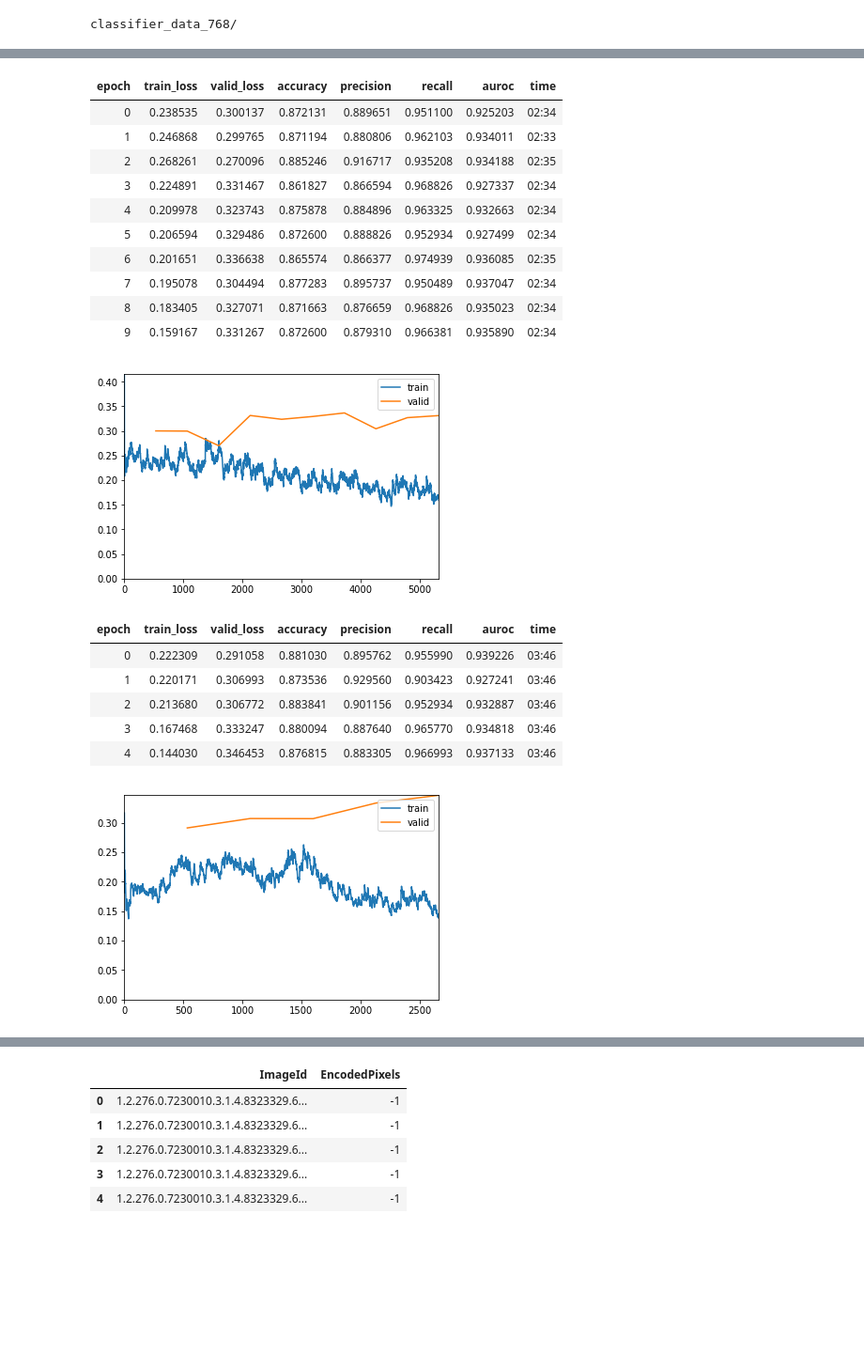
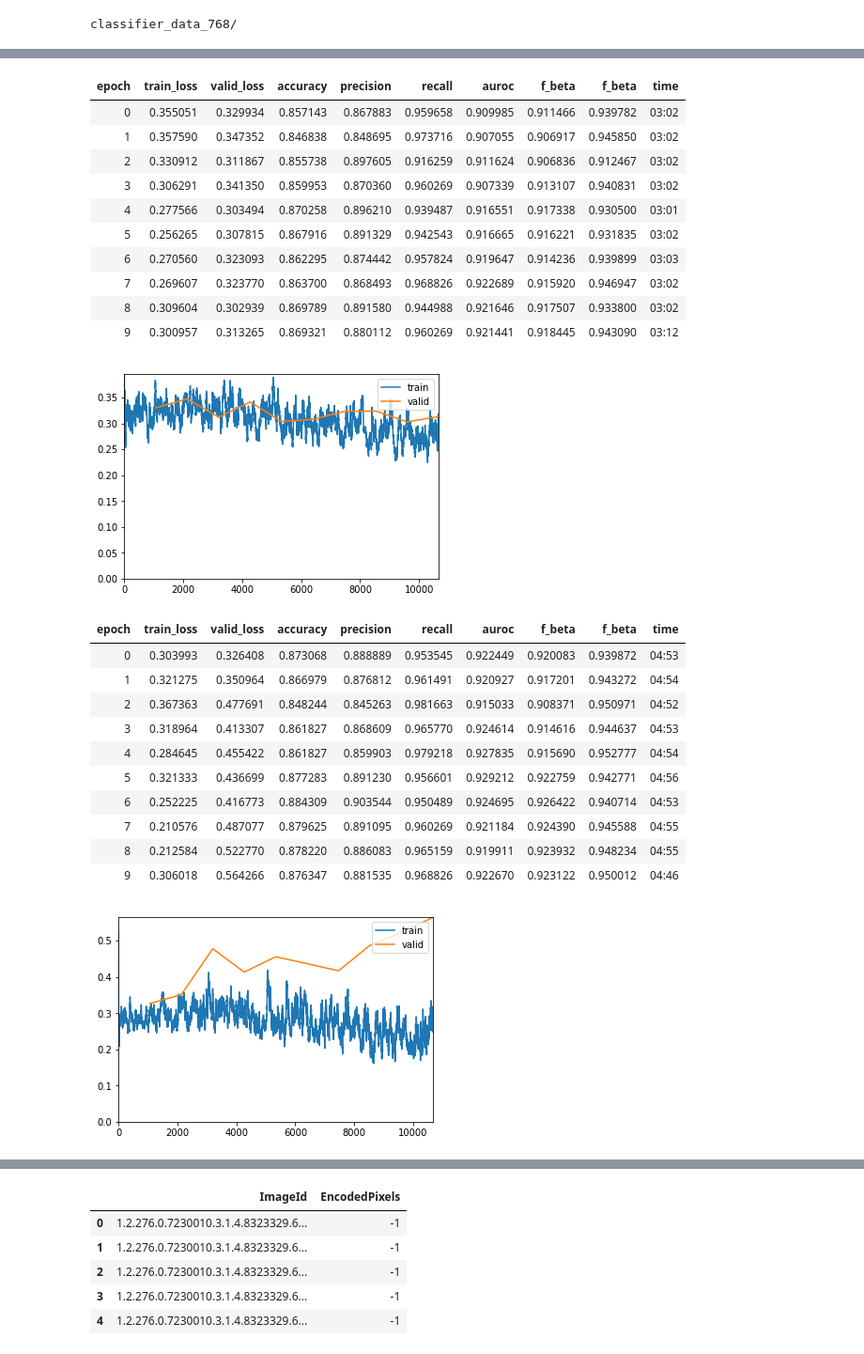
Before and after one commit to mpsampat/SIIM-ACR-2019, a Jupyter notebook: classification/exp2_fastai_prog_resize_resnet34_focal_loss_512_768.ipynb, the cells around one changed output, grey strips where cells are left out. Shown at 94% size. Drawn from its saved outputs; the diff is of its cells as text; code cells hidden in the pictures; blank space fills up the shorter version.

```diff
--- a/classification/exp2_fastai_prog_resize_resnet34_focal_loss_512_768.ipynb
+++ b/classification/exp2_fastai_prog_resize_resnet34_focal_loss_512_768.ipynb
@@ -49,7 +50,9 @@ class FocalLoss(nn.Module):
 precision = Precision()
 recall    = Recall()
 auroc     = AUROC()
-learn = cnn_learner(data, models.resnet34, metrics=[accuracy,precision,recall,auroc], model_dir=".", callback_fns=ShowGraph)
+f1_score  = FBeta(beta=1)
+f2_score  = FBeta(beta=2)
+learn = cnn_learner(data, models.resnet34, metrics=[accuracy,precision,recall,auroc,f1_score,f2_score], model_dir=".", callback_fns=ShowGraph)
 learn.loss_fn = FocalLoss()
 # %%
 learn.lr_find()
@@ -63,4 +66,5 @@ Min loss divided by 10: 1.00E-02
 # %%
-learn.fit_one_cycle(10,1e-3)
+lr = 1e-3
+learn.fit_one_cycle(10,slice(lr))
 #learn.fit_one_cycle(1,1e-3)
 # %% [output]
@@ -94,6 +98,6 @@ Min loss divided by 10: 1.91E-07
 # %%
 #learn.fit_one_cycle(3, max_lr=slice(1e-6,1e-5))
-lr = [3e-3/100, 3e-3/20, 3e-3/10]
-learn.fit_one_cycle(10, lr, wd=1e-7)
+lr = 1e-3
+learn.fit_one_cycle(10, slice(1e-6,lr/5), wd=1e-7)
 #learn.fit_one_cycle(1, lr, wd=1e-7)
 # %% [output]
@@ -116,7 +120,7 @@ learn.load(f"{exp_label}_pneumo_{half_resolution}_after_unfreeze");
 # %%
 # Starting with image size 768
 data = (src.transform(tfms, size=full_resolution)
-           .databunch(bs=16, path='.').normalize(imagenet_stats))
+           .databunch(bs=8, path='.').normalize(imagenet_stats))
 # %%
 learn.data = data
 # %%
@@ -131,38 +136,44 @@ Min loss divided by 10: 2.29E-07
 # %%
-#learn.fit_one_cycle(4, 1e-6)
-learn.fit_one_cycle(10, slice(3e-3), wd=5e-6)
+#learn.fit_one_cycle(10, 1e-6, wd=5e-6)
+lr = 1e-3
+learn.fit_one_cycle(10, slice(lr), wd=5e-6)
 #learn.fit_one_cycle(1, slice(3e-3), wd=5e-6)
 # %% [output]
-| epoch | train_loss | valid_loss | accuracy | precision | recall | auroc | time |
-| 0 | 0.238535 | 0.300137 | 0.872131 | 0.889651 | 0.951100 | 0.925203 | 02:34 |
-| 1 | 0.246868 | 0.299765 | 0.871194 | 0.880806 | 0.962103 | 0.934011 | 02:33 |
-| 2 | 0.268261 | 0.270096 | 0.885246 | 0.916717 | 0.935208 | 0.934188 | 02:35 |
-| 3 | 0.224891 | 0.331467 | 0.861827 | 0.866594 | 0.968826 | 0.927337 | 02:34 |
-| 4 | 0.209978 | 0.323743 | 0.875878 | 0.884896 | 0.963325 | 0.932663 | 02:34 |
-| 5 | 0.206594 | 0.329486 | 0.872600 | 0.888826 | 0.952934 | 0.927499 | 02:34 |
-| 6 | 0.201651 | 0.336638 | 0.865574 | 0.866377 | 0.974939 | 0.936085 | 02:35 |
-| 7 | 0.195078 | 0.304494 | 0.877283 | 0.895737 | 0.950489 | 0.937047 | 02:34 |
-| 8 | 0.183405 | 0.327071 | 0.871663 | 0.876659 | 0.968826 | 0.935023 | 02:34 |
-| 9 | 0.159167 | 0.331267 | 0.872600 | 0.879310 | 0.966381 | 0.935890 | 02:34 |
+| epoch | train_loss | valid_loss | accuracy | precision | recall | auroc | f_beta | f_beta | time |
+| 0 | 0.355051 | 0.329934 | 0.857143 | 0.867883 | 0.959658 | 0.909985 | 0.911466 | 0.939782 | 03:02 |
+| 1 | 0.357590 | 0.347352 | 0.846838 | 0.848695 | 0.973716 | 0.907055 | 0.906917 | 0.945850 | 03:02 |
+| 2 | 0.330912 | 0.311867 | 0.855738 | 0.897605 | 0.916259 | 0.911624 | 0.906836 | 0.912467 | 03:02 |
+| 3 | 0.306291 | 0.341350 | 0.859953 | 0.870360 | 0.960269 | 0.907339 | 0.913107 | 0.940831 | 03:02 |
+| 4 | 0.277566 | 0.303494 | 0.870258 | 0.896210 | 0.939487 | 0.916551 | 0.917338 | 0.930500 | 03:01 |
+| 5 | 0.256265 | 0.307815 | 0.867916 | 0.891329 | 0.942543 | 0.916665 | 0.916221 | 0.931835 | 03:02 |
+| 6 | 0.270560 | 0.323093 | 0.862295 | 0.874442 | 0.957824 | 0.919647 | 0.914236 | 0.939899 | 03:03 |
+| 7 | 0.269607 | 0.323770 | 0.863700 | 0.868493 | 0.968826 | 0.922689 | 0.915920 | 0.946947 | 03:02 |
+| 8 | 0.309604 | 0.302939 | 0.869789 | 0.891580 | 0.944988 | 0.921646 | 0.917507 | 0.933800 | 03:02 |
+| 9 | 0.300957 | 0.313265 | 0.869321 | 0.880112 | 0.960269 | 0.921441 | 0.918445 | 0.943090 | 03:12 |
-[figure, old version]
+[figure, new version]
 # %%
 learn.save(f"{exp_label}_pneumo_{full_resolution}_before_unfreeze")
 # %%
 learn.unfreeze()
 learn = learn.clip_grad();
 # %%
-lr = [1e-3/200, 1e-3/20, 1e-3/10]
-learn.fit_one_cycle(5, lr)
+lr = 1e-3
+learn.fit_one_cycle(10, slice(1e-6,lr/5))
 #learn.fit_one_cycle(1, lr)
 #learn.fit_one_cycle(5, slice(1e-6))
 # %% [output]
-| epoch | train_loss | valid_loss | accuracy | precision | recall | auroc | time |
-| 0 | 0.222309 | 0.291058 | 0.881030 | 0.895762 | 0.955990 | 0.939226 | 03:46 |
-| 1 | 0.220171 | 0.306993 | 0.873536 | 0.929560 | 0.903423 | 0.927241 | 03:46 |
-| 2 | 0.213680 | 0.306772 | 0.883841 | 0.901156 | 0.952934 | 0.932887 | 03:46 |
-| 3 | 0.167468 | 0.333247 | 0.880094 | 0.887640 | 0.965770 | 0.934818 | 03:46 |
-| 4 | 0.144030 | 0.346453 | 0.876815 | 0.883305 | 0.966993 | 0.937133 | 03:46 |
+| epoch | train_loss | valid_loss | accuracy | precision | recall | auroc | f_beta | f_beta | time |
+| 0 | 0.303993 | 0.326408 | 0.873068 | 0.888889 | 0.953545 | 0.922449 | 0.920083 | 0.939872 | 04:53 |
+| 1 | 0.321275 | 0.350964 | 0.866979 | 0.876812 | 0.961491 | 0.920927 | 0.917201 | 0.943272 | 04:54 |
+| 2 | 0.367363 | 0.477691 | 0.848244 | 0.845263 | 0.981663 | 0.915033 | 0.908371 | 0.950971 | 04:52 |
+| 3 | 0.318964 | 0.413307 | 0.861827 | 0.868609 | 0.965770 | 0.924614 | 0.914616 | 0.944637 | 04:53 |
+| 4 | 0.284645 | 0.455422 | 0.861827 | 0.859903 | 0.979218 | 0.927835 | 0.915690 | 0.952777 | 04:54 |
+| 5 | 0.321333 | 0.436699 | 0.877283 | 0.891230 | 0.956601 | 0.929212 | 0.922759 | 0.942771 | 04:56 |
+| 6 | 0.252225 | 0.416773 | 0.884309 | 0.903544 | 0.950489 | 0.924695 | 0.926422 | 0.940714 | 04:53 |
+| 7 | 0.210576 | 0.487077 | 0.879625 | 0.891095 | 0.960269 | 0.921184 | 0.924390 | 0.945588 | 04:55 |
+| 8 | 0.212584 | 0.522770 | 0.878220 | 0.886083 | 0.965159 | 0.919911 | 0.923932 | 0.948234 | 04:55 |
+| 9 | 0.306018 | 0.564266 | 0.876347 | 0.881535 | 0.968826 | 0.922670 | 0.923122 | 0.950012 | 04:46 |
-[figure, old version]
+[figure, new version]
 # %%
 learn.save(f"{exp_label}_pneumo_{full_resolution}_after_unfreeze")
 # %%
```
Also changed, not shown: parts of 15 cells of this notebook.
